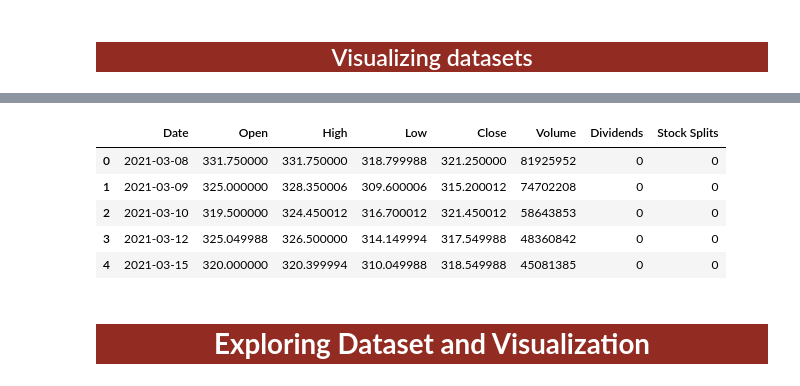
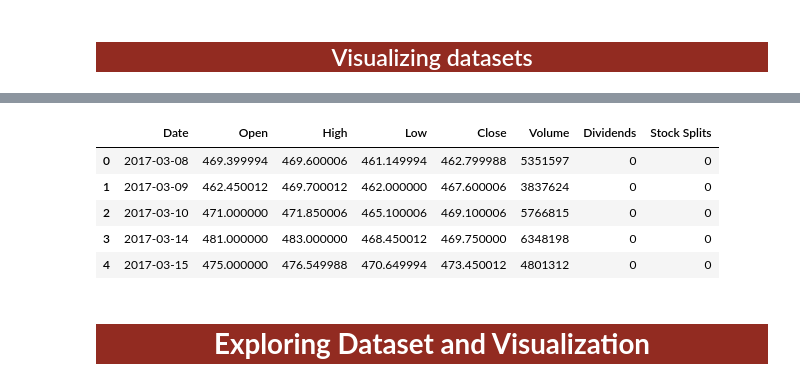
Before and after one commit to piyumaha12/Stock_Prediction, a Jupyter notebook: Program/yfinance_EDA_and_Feature_Engineering.ipynb, the cells around one changed output, grey strips where cells are left out. Saved outputs shown, nothing was run; the diff lists cells and outputs as text; code cells hidden in the pictures.

```diff
--- a/Program/yfinance_EDA_and_Feature_Engineering.ipynb
+++ b/Program/yfinance_EDA_and_Feature_Engineering.ipynb
@@ -114,7 +114,7 @@ To save dataset
 # %%
 # (t.index[1:]-t.index[:-1]).value_counts()
 # %%
-tatamotors_1year = pd.read_csv(os.path.join(CSV_PATH,'Tatamotors_1years.csv'))
+tatamotors_5year = pd.read_csv(os.path.join(CSV_PATH,'Tatamotors_5years.csv'))
 tatamotors_2m = pd.read_csv(os.path.join(CSV_PATH+'Tatamotors_2m.csv'))
 # %% [markdown]
 ## <span><center style = 'background-color:#922b21; color:white' >Visualizing datasets</center></span>
@@ -135,14 +135,14 @@ tatamotors_2m.head(10)
 | 8 | 2022-01-20 09:31:00+05:30 | 521.700012 | 521.799988 | 521.049988 | 521.400024 | 192900 | 0 | 0 |
 | 9 | 2022-01-20 09:33:00+05:30 | 521.349976 | 521.650024 | 521.000000 | 521.650024 | 122506 | 0 | 0 |
 # %%
-tatamotors_1year.head()
+tatamotors_5year.head()
 # %% [output]
 |  | Date | Open | High | Low | Close | Volume | Dividends | Stock Splits |
-| 0 | 2021-03-08 | 331.750000 | 331.750000 | 318.799988 | 321.250000 | 81925952 | 0 | 0 |
-| 1 | 2021-03-09 | 325.000000 | 328.350006 | 309.600006 | 315.200012 | 74702208 | 0 | 0 |
-| 2 | 2021-03-10 | 319.500000 | 324.450012 | 316.700012 | 321.450012 | 58643853 | 0 | 0 |
-| 3 | 2021-03-12 | 325.049988 | 326.500000 | 314.149994 | 317.549988 | 48360842 | 0 | 0 |
-| 4 | 2021-03-15 | 320.000000 | 320.399994 | 310.049988 | 318.549988 | 45081385 | 0 | 0 |
+| 0 | 2017-03-08 | 469.399994 | 469.600006 | 461.149994 | 462.799988 | 5351597 | 0 | 0 |
+| 1 | 2017-03-09 | 462.450012 | 469.700012 | 462.000000 | 467.600006 | 3837624 | 0 | 0 |
+| 2 | 2017-03-10 | 471.000000 | 471.850006 | 465.100006 | 469.100006 | 5766815 | 0 | 0 |
+| 3 | 2017-03-14 | 481.000000 | 483.000000 | 468.450012 | 469.750000 | 6348198 | 0 | 0 |
+| 4 | 2017-03-15 | 475.000000 | 476.549988 | 470.649994 | 473.450012 | 4801312 | 0 | 0 |
 # %% [markdown]
 # <span><center style="background-color:#922b21; color:white"><strong>Exploring Dataset and Visualization </strong> </center></span>
 # %% [markdown]
```
Also changed, not shown: parts of 36 cells of this notebook.
